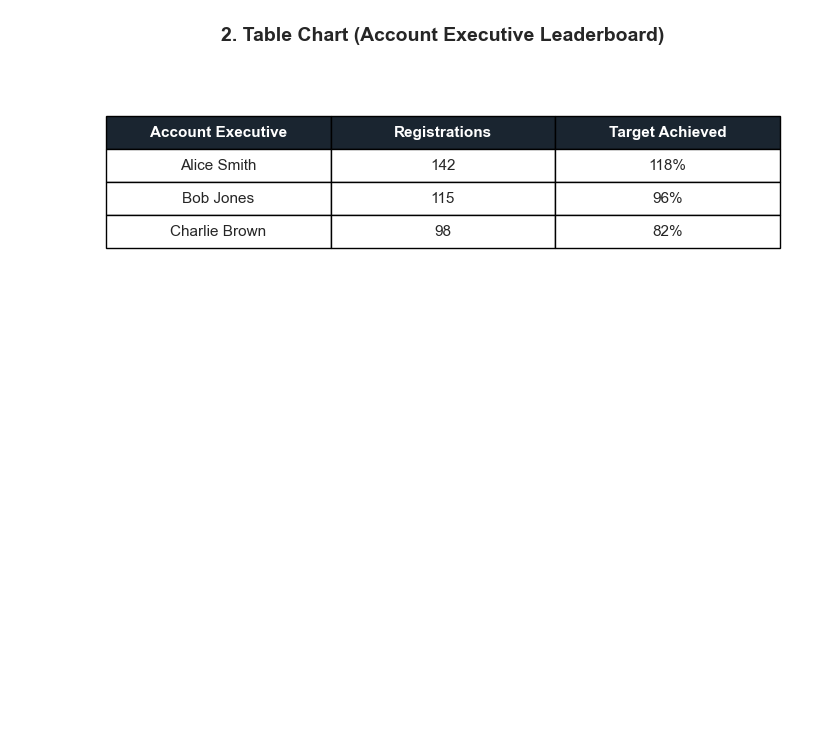
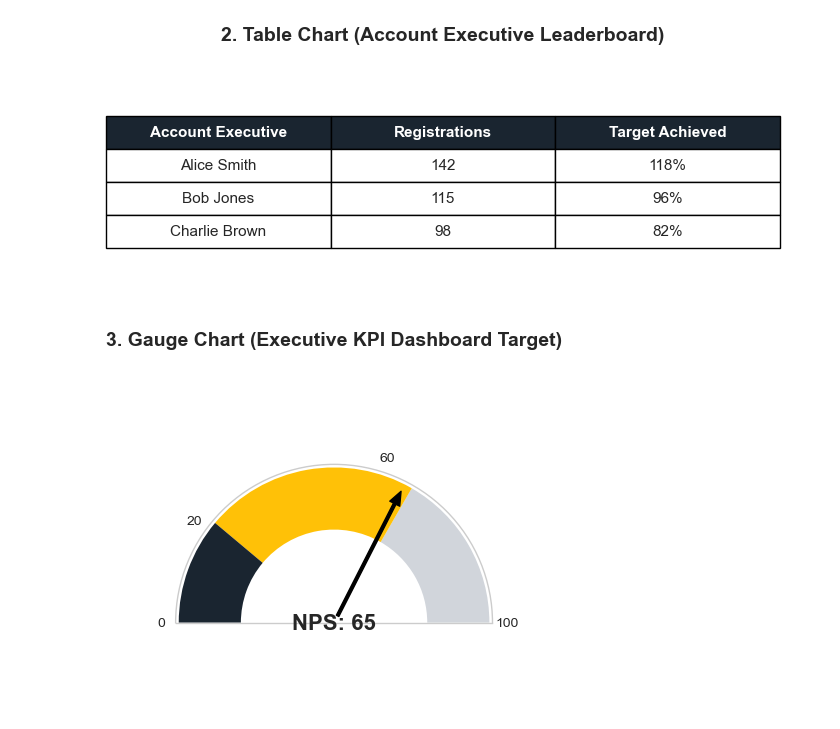
Before and after one commit to Kurodataio/Data_Visualizations, a Jupyter notebook: data_visualizations.ipynb, the cells around one changed output. Saved outputs shown, nothing was run; the diff lists cells and outputs as text; code cells hidden in the pictures; blank space fills up the shorter version.

Commit message:
Add Gauge Chart

```diff
--- a/data_visualizations.ipynb
+++ b/data_visualizations.ipynb
@@ -393,3 +392,70 @@ plt.tight_layout()
 plt.show()
 # %% [output]
 [figure]
+# %%
+# -------------------------------------------------------------
+# 3. Gauge Chart (NPS Score Metric Indicator)
+# -------------------------------------------------------------
+# Setting target gauge value: Let's track an NPS score of 65 on a scale of 0-100
+nps_score = 65
+arrow_angle = 180 - (nps_score / 100.0 * 180)  # Maps value directly to degrees
+
+# Create polar coordinate subplot
+fig, ax = plt.subplots(figsize=(6, 4), subplot_kw={"projection": "polar"})
+
+# Gauge rings tracking limits (Poor, Good, Excellent)
+boundaries = [0, 60, 140, 180]
+colors_gauge = ["#d1d5db", "#ffc107", "#1a2530"]  # Match image palette layout
+
+for i in range(len(colors_gauge)):
+    ax.bar(
+        x=np.deg2rad((boundaries[i] + boundaries[i + 1]) / 2),
+        height=0.4,
+        width=np.deg2rad(boundaries[i + 1] - boundaries[i]),
+        bottom=0.6,
+        color=colors_gauge[i],
+        align="center",
+    )
+
+# Pass explicit numerical width and head properties directly to the dictionary
+ax.annotate(
+    "",
+    xy=(np.deg2rad(arrow_angle), 1.0),  # End pointer point tip
+    xytext=(0, 0),                      # Central base origin
+    arrowprops=dict(
+        facecolor="black",
+        edgecolor="black",
+        width=2,         # Width of the arrow tail stem
+        headwidth=8,     # Total width of the arrow head base
+        headlength=10,   # Total length of the arrow head
+        shrink=0.05
+    ),
+)
+
+# Clean polar gauge display settings
+ax.set_theta_zero_location("E")
+ax.set_xlim(0, np.pi)  # Show only top semi-circle axis span
+ax.set_thetagrids([0, 72, 144, 180], labels=["100", "60", "20", "0"])
+ax.set_yticklabels([])
+ax.grid(False)
+
+# Add explicit center text display readout indicator
+plt.text(
+    0,
+    0,
+    f"NPS: {nps_score}",
+    fontsize=16,
+    fontweight="bold",
+    ha="center",
+    va="center",
+)
+plt.title(
+    "3. Gauge Chart (Executive KPI Dashboard Target)",
+    fontsize=14,
+    fontweight="bold",
+    y=1.1,
+)
+plt.tight_layout()
+plt.show()
+# %% [output]
+[figure, added]
```
Also changed, not shown: parts of 1 cell of this notebook.
